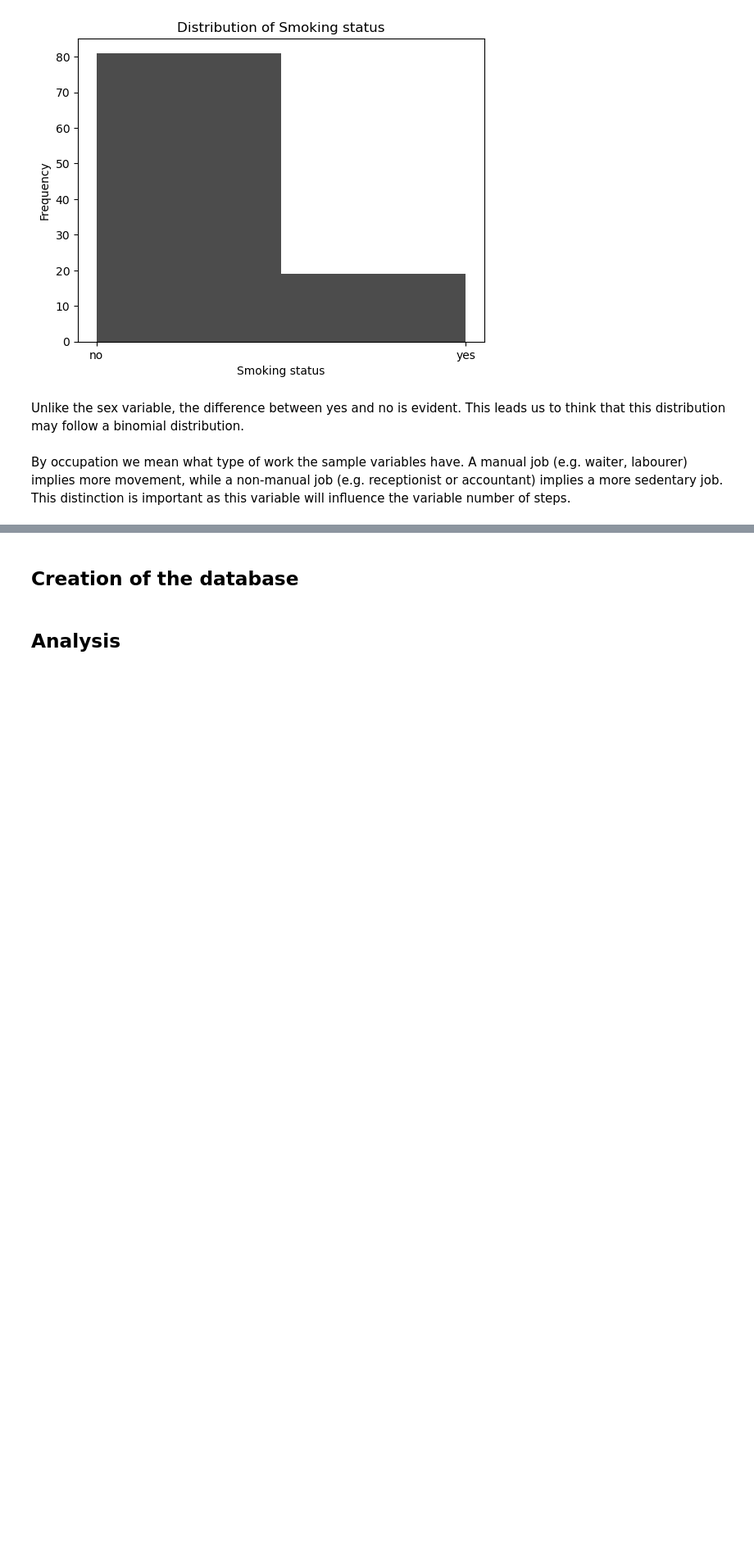
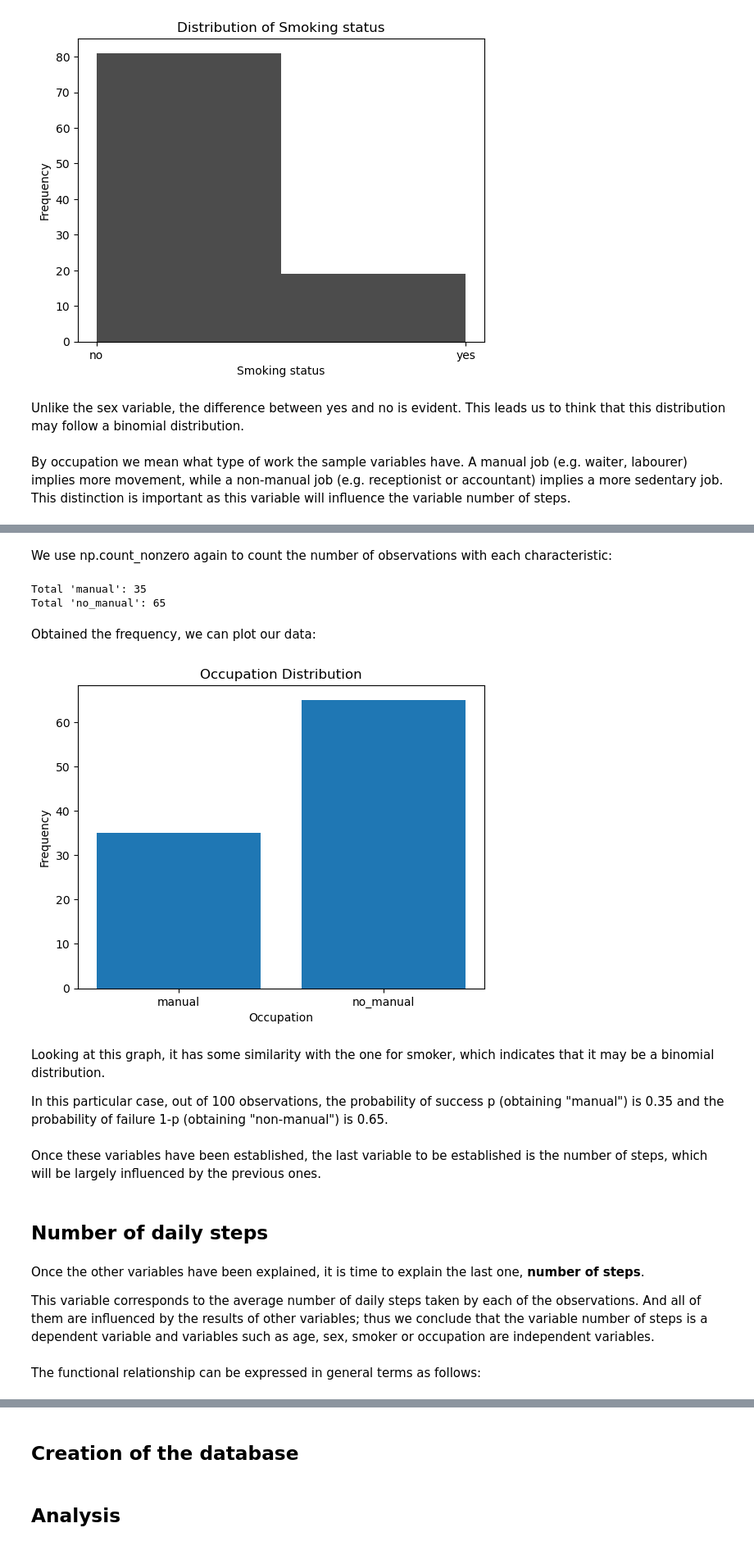
Before and after one commit to jalaca91/project1-programming-data-analysis, a Jupyter notebook: project1.ipynb, the cells around one changed output, grey strips where cells are left out. Shown: that part at 82% size. Cells and saved outputs as stored; diff of their text form; code cells hidden in the pictures; blank space fills up the shorter version.

Commit message:
fix errors,smoker var finished, bmi var removed, last variable

```diff
--- a/project1.ipynb
+++ b/project1.ipynb
@@ -324,0 +355,38 @@ This distinction is important as this variable will influence the variable numbe
+# %% [markdown]
+We use np.count_nonzero again to count the number of observations with each characteristic:
+# %%
+manual_count = np.count_nonzero(occupation == "manual")
+non_manual_count = np.count_nonzero(occupation == "no_manual")
+
+print(f"Total 'manual': {manual_count}")
+print(f"Total 'no_manual': {non_manual_count}")
+# %% [output]
+Total 'manual': 35
+Total 'no_manual': 65
+# %% [markdown]
+Obtained the frequency, we can plot our data:
+# %%
+occupation_choices = ['manual', 'no_manual']
+category_counts = [35, 65]
+
+plt.bar(occupation_choices, category_counts)
+plt.xlabel('Occupation')
+plt.ylabel('Frequency')
+plt.title('Occupation Distribution')
+plt.show()
+# %% [output]
+[figure, added]
+# %% [markdown]
+Looking at this graph, it has some similarity with the one for smoker, which indicates that it may be a binomial distribution.
+
+In this particular case, out of 100 observations, the probability of success p (obtaining "manual") is 0.35 and the probability of failure 1-p (obtaining "non-manual") is 0.65.
+# %% [markdown]
+Once these variables have been established, the last variable to be established is the number of steps, which will be largely influenced by the previous ones.
+# %% [markdown]
+## **Number of daily steps**
+# %% [markdown]
+Once the other variables have been explained, it is time to explain the last one, **number of steps**.
+
+This variable corresponds to the average number of daily steps taken by each of the observations. And all of them are influenced by the results of other variables; thus we conclude that the variable number of steps is a dependent variable and variables such as age, sex, smoker or occupation are independent variables.
+# %% [markdown]
+The functional relationship can be expressed in general terms as follows:
```
Also changed, not shown: parts of 7 cells of this notebook.
